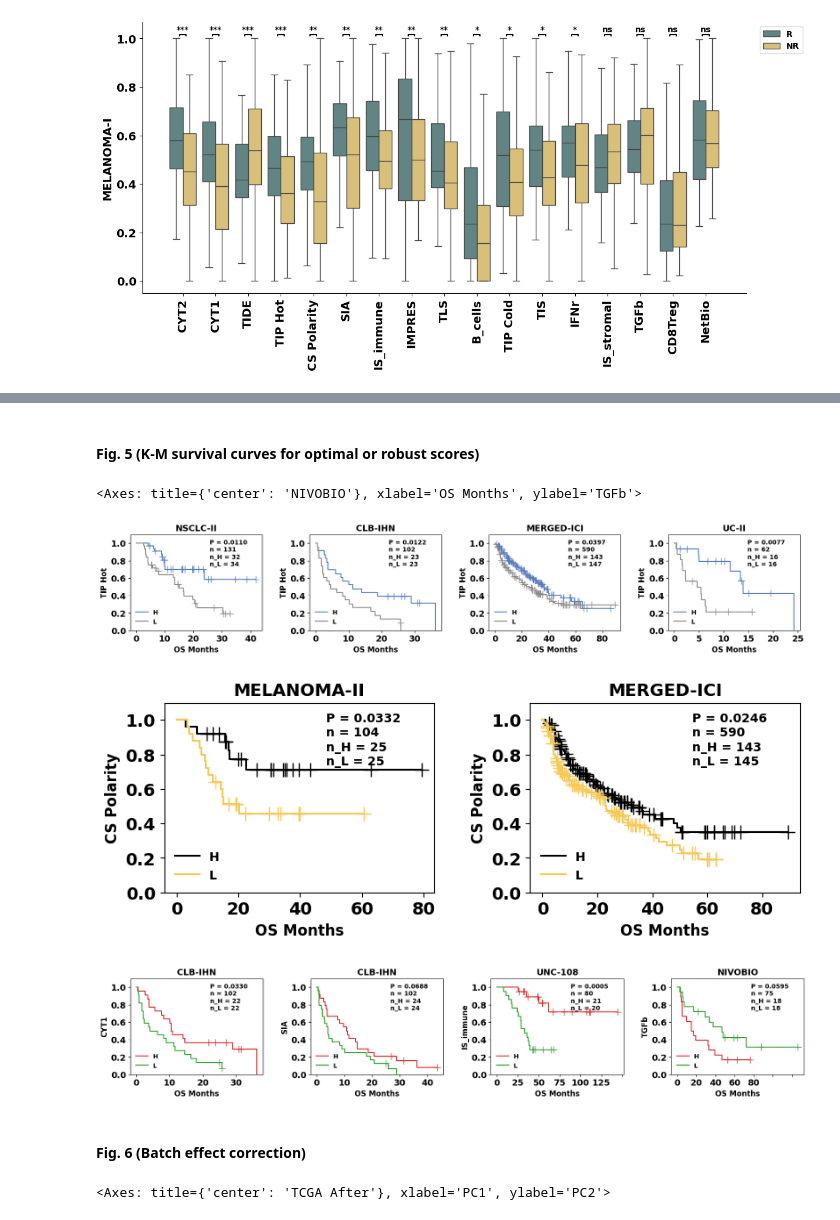
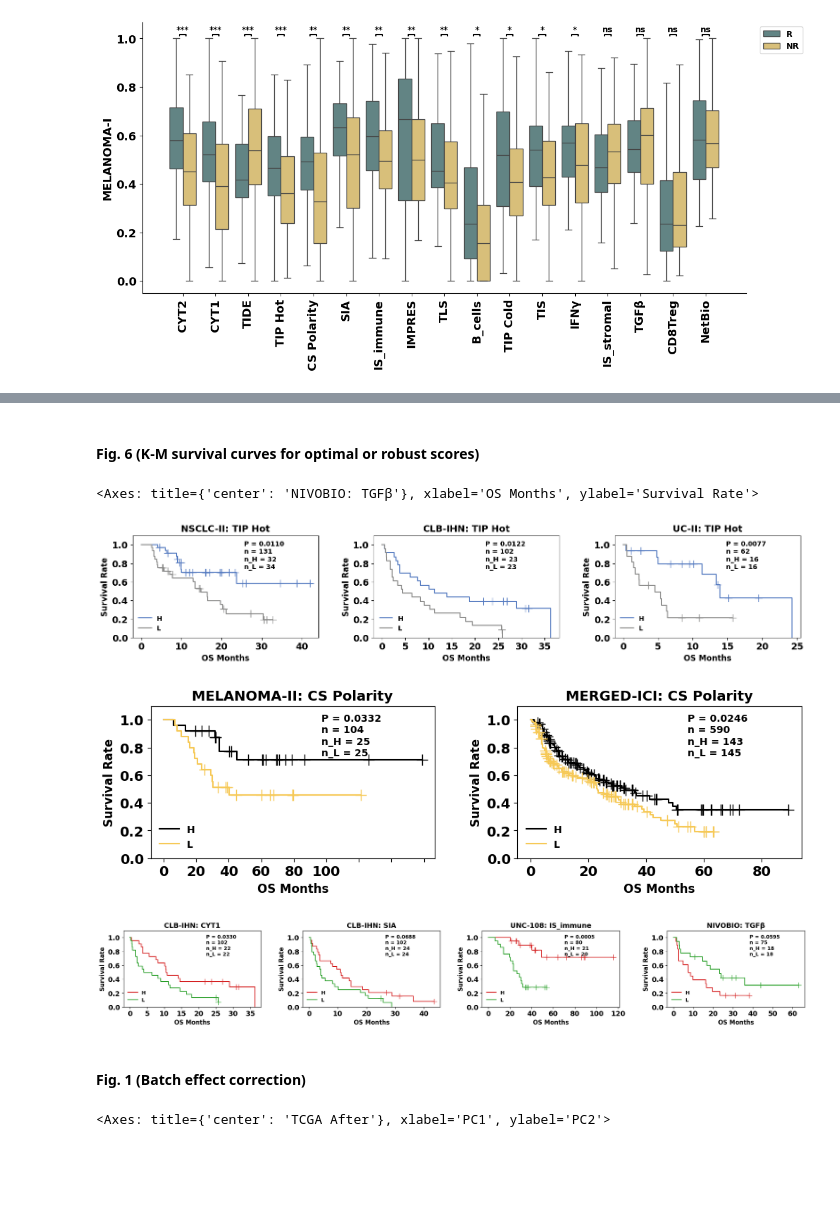
Before and after one commit to qiluzhou/TMEscore_review, a Jupyter notebook: codes.ipynb, the cells around one changed output, grey strips where cells are left out. Saved outputs shown, nothing was run; the diff lists cells and outputs as text; code cells hidden in the pictures; blank space fills up the shorter version.

```diff
--- a/codes.ipynb
+++ b/codes.ipynb
@@ -71,7 +71,7 @@ def batch_correction(df, batch, method = "combat", batch_name = None): # batch c
 def fit_coxph(score, event = "os_event", time = "os_months",name = None, merge_type = None,
               tcga = False, tcga_source = None):
     """ fit coxph model for merged cohorts """
-    score_cols = ['CYT1', 'CYT2', 'IFNr','TLS', 'TIS','TIP Hot','TIP Cold', 'CS Polarity','IMPRES','TGFb', 'IS_immune', 'IS_stromal',
+    score_cols = ['CYT1', 'CYT2', 'IFNγ', 'TLS', 'TIS','TIP Hot','TIP Cold', 'CS Polarity','IMPRES','TGFβ', 'IS_immune', 'IS_stromal',
                 'NetBio', 'SIA', 'TIDE', 'B_cells', 'CD8Treg']
     if not tcga:
         full_df1 = score.dropna(subset=[event,time, 'gender', 'age'])
@@ -139,7 +139,7 @@ def fit_coxph(score, event = "os_event", time = "os_months",name = None, merge_t
 def extract_cox_summary(cox_df, cindex, form = "multivariate"):
     """ Extract summary table from coxph model """
     all_tables = {}
-    score_cols = ['CYT1', 'CYT2', 'IFNr','TLS', 'TIS','TIP Hot','TIP Cold', 'CS Polarity','IMPRES','TGFb', 'IS_immune', 'IS_stromal',
+    score_cols = ['CYT1', 'CYT2', 'IFNγ','TLS', 'TIS','TIP Hot','TIP Cold', 'CS Polarity','IMPRES','TGFβ', 'IS_immune', 'IS_stromal',
                 'NetBio', 'SIA', 'TIDE', 'B_cells', 'CD8Treg']
     for score in score_cols:
         summary_table = cox_df[score].summary
@@ -186,7 +186,7 @@ def preprocess(df):
     df2 = pd.DataFrame(scaler.fit_transform(df1), index = rows, columns = cols)
     return df2
 
-score_cols = ['CYT1', 'CYT2', 'IFNr','TLS', 'TIS', 'TIP Hot','TIP Cold', 'CS Polarity','IMPRES','TGFb', 'IS_immune', 'IS_stromal',
+score_cols = ['CYT1', 'CYT2', 'IFNγ','TLS', 'TIS','TIP Hot','TIP Cold', 'CS Polarity','IMPRES','TGFβ', 'IS_immune', 'IS_stromal',
                 'NetBio', 'SIA', 'TIDE', 'B_cells', 'CD8Treg']
 def divide_group(df, score_list = score_cols, half = False):
     """ Divide scores into groups based on quantiles or median."""
@@ -239,11 +239,20 @@ tcga_os_score = preprocess(tcga_os_score)
 # %%
 ###  merged score and clinical data
 
+combined_score = combined_score.rename(columns = {'TGFb': 'TGFβ', 'IFNr': 'IFNγ'})
+melanoma_score = melanoma_score.rename(columns = {'TGFb': 'TGFβ', 'IFNr': 'IFNγ'})
 combined_data = combined_score.merge(full_clin, left_index = True, right_index = True, how = "inner")
 melanoma_data = melanoma_score.merge(full_clin, left_index = True, right_index = True, how = "inner")
 combined_data1 = divide_group(combined_data)
 melanoma_data1 = divide_group(melanoma_data)
 
+vath_score = vath_score.rename(columns = {'TGFb': 'TGFβ', 'IFNr': 'IFNγ'})
+ccrcc_score = ccrcc_score.rename(columns = {'TGFb': 'TGFβ', 'IFNr': 'IFNγ'})
+unc108_score = unc108_score.rename(columns = {'TGFb': 'TGFβ', 'IFNr': 'IFNγ'})
+urothelial_met_score = urothelial_met_score.rename(columns = {'TGFb': 'TGFβ', 'IFNr': 'IFNγ'})
+foy_nsclc_score = foy_nsclc_score.rename(columns = {'TGFb': 'TGFβ', 'IFNr': 'IFNγ'})
+ravi_score = ravi_score.rename(columns = {'TGFb': 'TGFβ', 'IFNr': 'IFNγ'})
+foy_hnscc_score = foy_hnscc_score.rename(columns = {'TGFb': 'TGFβ', 'IFNr': 'IFNγ'})
 vath_data = vath_score.merge(vath_clin, left_index = True, right_index = True, how = "inner")
 ccrcc_data = ccrcc_score.merge(full_clin, left_index = True, right_index = True, how = "inner")
 unc108_data = unc108_score.merge(full_clin, left_index = True, right_index = True, how = "inner")
@@ -262,6 +271,7 @@ foy_nsclc_data1 = divide_group(foy_nsclc_data)
 ravi_data1 = divide_group(ravi_data)
 foy_hnscc_data1 = divide_group(foy_hnscc_data)
 
+tcga_os_score = tcga_os_score.rename(columns = {'TGFb': 'TGFβ', 'IFNr': 'IFNγ'})
 tcga_os_data = tcga_os_score.merge(tcga_os_clin, left_index = True, right_index = True, how = "inner")
 tcga_os_data1 = divide_group(tcga_os_data)
 # %% [markdown]
@@ -1125,8 +1159,8 @@ HR_forest(ax4_2[0], ax4_2[1], cox_tcga_os_df, "TCGA (n = 904)")
 # %% [markdown]
-#### Fig. 5 (K-M survival curves for optimal or robust scores)
+#### Fig. 6 (K-M survival curves for optimal or robust scores)
 # %%
 def km_survival(ax, df, time, delta, score_list, ylab, custom_palette = ["#547AC0", "#898988"], sig = False):#["#3D5C6F", "#9DAEB6"]dark blue: "#6699CC"
-    """ Plot Kaplan-Meier survival curves for high and low score groups."""
+
     df1 = df[~df[delta].isna()]
     df1 = df1[~df1[time].isna()]
     kmf_H = KaplanMeierFitter()
@@ -1146,6 +1180,11 @@ def km_survival(ax, df, time, delta, score_list, ylab, custom_palette = ["#547AC
 
     # Plot the survival curves
     kmf_H.plot_survival_function(show_censors = True, color=custom_palette[0], ci_show=False, ax = ax)
+
+    # kmf_M = KaplanMeierFitter()
+    # kmf_M.fit(durations=df1[df1[score_col] == 'M'][time], event_observed=df1[df1[score_col] == 'M'][delta], label='M')
+    # kmf_M.plot_survival_function(show_censors = True, color=custom_palette[2], ci_show=False, ax = ax)
+
     kmf_L.plot_survival_function(show_censors = True, color=custom_palette[1], ci_show=False, ax = ax)
 
     # perform log-rank test to the high and low groups
@@ -1164,7 +1203,7 @@ def km_survival(ax, df, time, delta, score_list, ylab, custom_palette = ["#547AC
     ax.set_xticklabels([f'{tick:.0f}' for tick in xticks_rounded], weight = 'bold', size = 14)
     ax.set_yticklabels(["0.0","0.2", "0.4", "0.6", "0.8", "1.0"] ,weight = 'bold', size = 14)
 
-    ax.set_ylabel(score_list, fontsize = 12, fontweight = 'bold')
+    ax.set_ylabel("Survival Rate", fontsize = 12, fontweight = 'bold')
     if sig:
         ax.text(0.6, 0.95, f'P = {results.p_value:.4f}\nn = {n}\nn_H = {n_L}\nn_L = {n_H}', transform = ax.transAxes,
             fontsize = 10, verticalalignment = 'top', horizontalalignment = 'left', fontweight = "bold", color='darkred',
@@ -1172,8 +1211,9 @@ def km_survival(ax, df, time, delta, score_list, ylab, custom_palette = ["#547AC
     else:
         ax.text(0.6, 0.95, f'P = {results.p_value:.4f}\nn = {n}\nn_H = {n_L}\nn_L = {n_H}', transform = ax.transAxes,
             fontsize = 10, verticalalignment = 'top', horizontalalignment = 'left', fontweight = "bold")
+    #ax.get_legend().remove()
 
-    ax.set_title(ylab, fontweight = 'bold', fontsize = 14)
+    ax.set_title(f"{ylab}: {score_list}", fontweight = 'bold', fontsize = 14)
     ax.legend(frameon=False, title="", title_fontsize = 12,
                         prop={'weight':'bold', 'size':10}, loc = "lower left")
 
@@ -1181,29 +1221,28 @@ def km_survival(ax, df, time, delta, score_list, ylab, custom_palette = ["#547AC
 # %%
 vath_data1['os_months'] = vath_data1['os_days']/30
 
-fig5_1, ax5_1 = plt.subplots(1,4, figsize=(16, 3), constrained_layout=True, gridspec_kw={'wspace': 0.1})
+fig5_1, ax5_1 = plt.subplots(1,3, figsize=(15, 3), constrained_layout=True, gridspec_kw={'wspace': 0.1})
 km_survival(ax5_1[0], ravi_data1, "os_months", "os_event", 'TIP Hot', "NSCLC-II")
 km_survival(ax5_1[1], foy_hnscc_data1, "OS_month", "OS_status", 'TIP Hot', "CLB-IHN")
-km_survival(ax5_1[2], combined_data1, "os_months", "os_event", 'TIP Hot', "MERGED-ICI")
-km_survival(ax5_1[3], urothelial_met_data1, "os_months", "os_event", 'TIP Hot', "UC-II")
+km_survival(ax5_1[2], urothelial_met_data1, "os_months", "os_event", 'TIP Hot', "UC-II")
 
-fig5_2, ax5_2 = plt.subplots(1,2, figsize=(8, 3), constrained_layout=True, gridspec_kw={'wspace': 0.1})
+fig5_2, ax5_2 = plt.subplots(1,2, figsize=(10, 3), constrained_layout=True, gridspec_kw={'wspace': 0.1})
 km_survival(ax5_2[0], vath_data1, "os_months", "os_status", 'CS Polarity', "MELANOMA-II", custom_palette=["black", "#F6C957"])
 km_survival(ax5_2[1], combined_data1, "os_months", "os_event", 'CS Polarity', "MERGED-ICI", custom_palette=["black", "#F6C957"])
 
-fig5_3, ax5_3 = plt.subplots(1,4, figsize=(16, 3), constrained_layout=True, gridspec_kw={'wspace': 0.1})
+fig5_3, ax5_3 = plt.subplots(1,4, figsize=(20, 3), constrained_layout=True, gridspec_kw={'wspace': 0.1})
 
 km_survival(ax5_3[0], foy_hnscc_data1, "OS_month", "OS_status", 'CYT1', "CLB-IHN", custom_palette=["#D62728", "#2CA02C"])
 km_survival(ax5_3[1], foy_hnscc_data1, "OS_month", "OS_status", 'SIA', "CLB-IHN", custom_palette=["#D62728", "#2CA02C"])
 km_survival(ax5_3[2], unc108_data1, "os_months", "os_event", 'IS_immune', "UNC-108", custom_palette=["#D62728", "#2CA02C"])
-km_survival(ax5_3[3], foy_nsclc_data1, "OS_month", "OS_event", 'TGFb', "NIVOBIO", custom_palette=["#D62728", "#2CA02C"])
+km_survival(ax5_3[3], foy_nsclc_data1, "OS_month", "OS_event", 'TGFβ', "NIVOBIO", custom_palette=["#D62728", "#2CA02C"])
 # %% [output]
-<Axes: title={'center': 'NIVOBIO'}, xlabel='OS Months', ylabel='TGFb'>
+<Axes: title={'center': 'NIVOBIO: TGFβ'}, xlabel='OS Months', ylabel='Survival Rate'>
-[figure, old version]
+[figure, new version]
-[figure, old version]
+[figure, new version]
-[figure, old version]
+[figure, new version]
 # %% [markdown]
-#### Fig. 6 (Batch effect correction)
+#### Fig. 1 (Batch effect correction)
 # %%
 ## load data for batch correction
 melanoma_gene = pd.read_csv("data/melanoma_gene.csv", index_col=0)
```
Also changed, not shown: parts of 16 cells of this notebook, 2 other files.
